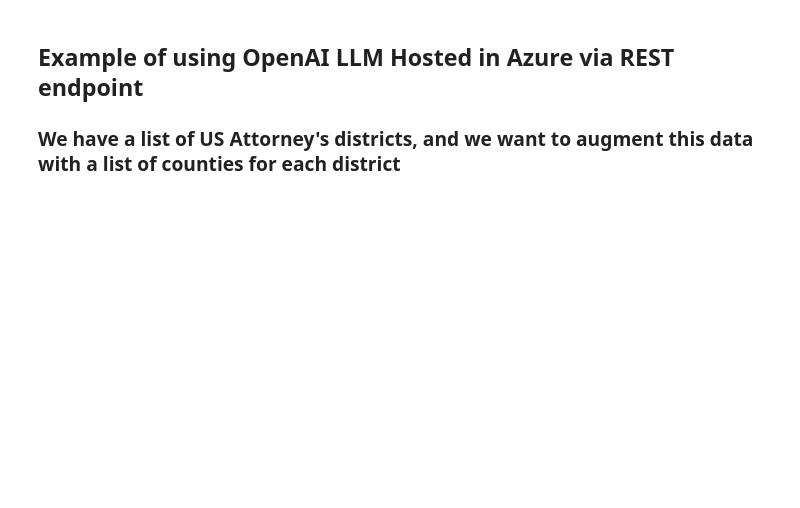
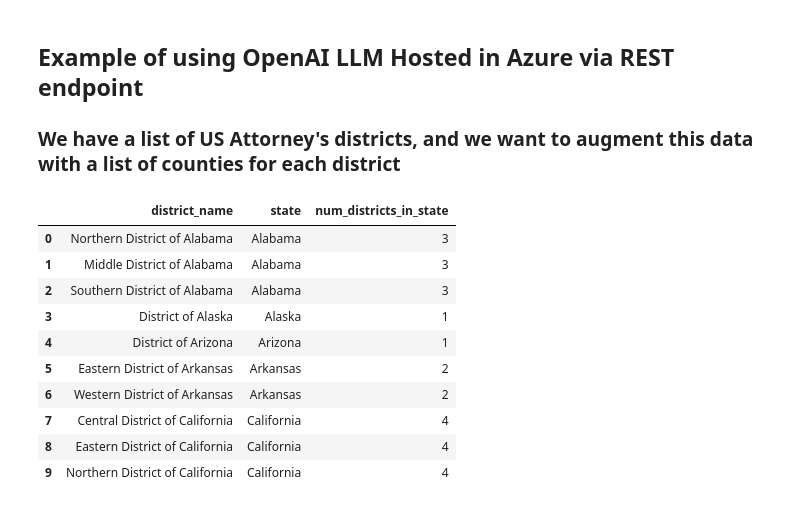
Before and after one commit to jshipway/jupyter-notebooks, a Jupyter notebook: jurisdiction_mapping_public.ipynb, the cells around one changed output. Saved outputs shown, nothing was run; the diff lists cells and outputs as text; code cells hidden in the pictures; blank space fills up the shorter version.

```diff
--- a/jurisdiction_mapping_public.ipynb
+++ b/jurisdiction_mapping_public.ipynb
@@ -42,3 +43,19 @@ def get_counties_for_district(district):
         # Print the error message
         print(f"Error: {response.status_code}")
         print(response.json())
+# %%
+import pandas as pd
+df = pd.read_csv("us_attorney_districts.csv")
+df.head(10)
+# %% [output]
+|  | district_name | state | num_districts_in_state |
+| 0 | Northern District of Alabama | Alabama | 3 |
+| 1 | Middle District of Alabama | Alabama | 3 |
+| 2 | Southern District of Alabama | Alabama | 3 |
+| 3 | District of Alaska | Alaska | 1 |
+| 4 | District of Arizona | Arizona | 1 |
+| 5 | Eastern District of Arkansas | Arkansas | 2 |
+| 6 | Western District of Arkansas | Arkansas | 2 |
+| 7 | Central District of California | California | 4 |
+| 8 | Eastern District of California | California | 4 |
+| 9 | Northern District of California | California | 4 |
```
Also changed, not shown: parts of 7 cells of this notebook, 1 other file.
